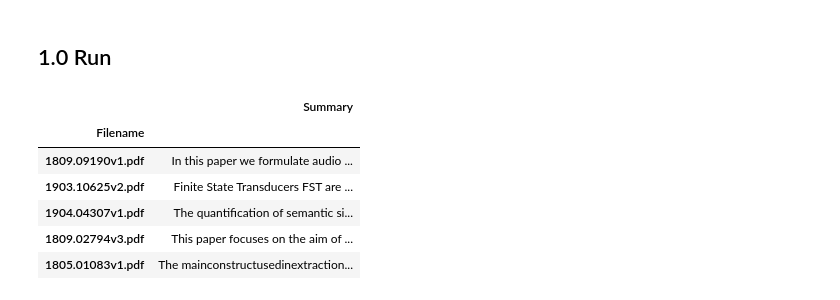
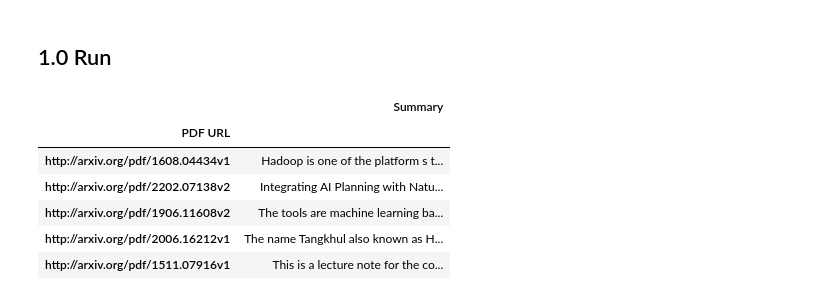
Before and after one commit to rodmonic/SGHacks, a Jupyter notebook: notebooks/Topic modelling_w_summaries.ipynb, the cells around one changed output. Cells and saved outputs as stored; diff of their text form; code cells hidden in the pictures.

```diff
--- a/notebooks/Topic modelling_w_summaries.ipynb
+++ b/notebooks/Topic modelling_w_summaries.ipynb
@@ -46,17 +46,17 @@ stop_words = stopwords.words('english')
 stop_words.extend(['use', 'show', 'however', 'approach', 'well', 'provide',' present', 'include', 'word', 'nlp', 'natural', 'language', 'processing'])
 # %%
 # Import Dataset
-df = pd.read_csv('..\\data\\50_summaries.csv', index_col=0)
+df = pd.read_csv('..\\data\\summaries_full.csv', index_col=0)
 #print(df.target_names.unique())
 df.head()
 # %% [output]
 |  | Summary |
-| Filename |  |
-| 1809.09190v1.pdf | In this paper we formulate audio ... |
-| 1903.10625v2.pdf | Finite State Transducers FST are ... |
-| 1904.04307v1.pdf | The quantification of semantic si... |
-| 1809.02794v3.pdf | This paper focuses on the aim of ... |
-| 1805.01083v1.pdf | The mainconstructusedinextraction... |
+| PDF URL |  |
+| http://arxiv.org/pdf/1608.04434v1 | Hadoop is one of the platform s t... |
+| http://arxiv.org/pdf/2202.07138v2 | Integrating AI Planning with Natu... |
+| http://arxiv.org/pdf/1906.11608v2 | The tools are machine learning ba... |
+| http://arxiv.org/pdf/2006.16212v1 | The name Tangkhul also known as H... |
+| http://arxiv.org/pdf/1511.07916v1 | This is a lecture note for the co... |
 # %%
 df.reset_index(inplace = True)
 # %%
```
Also changed, not shown: parts of 20 cells of this notebook, 2 other files.
